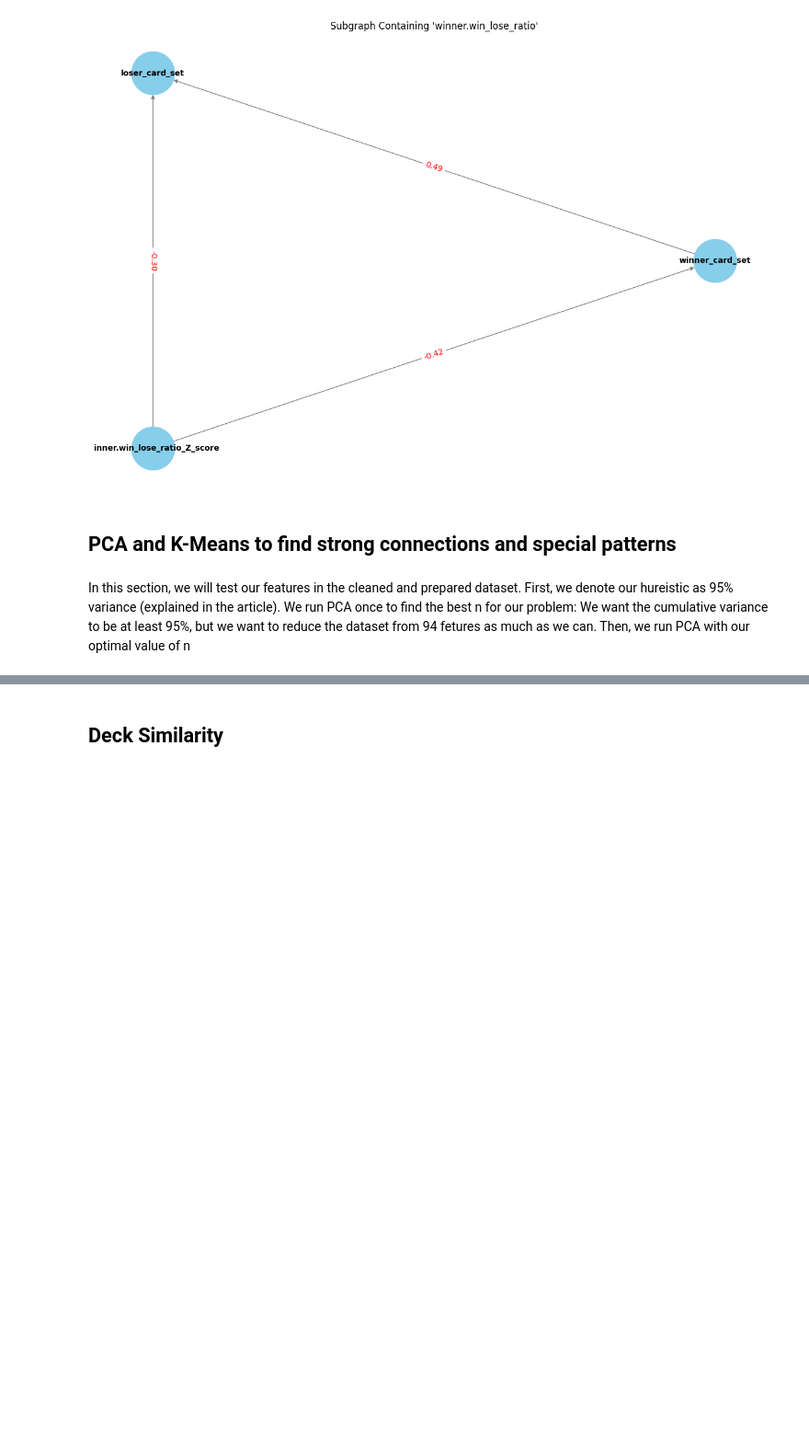
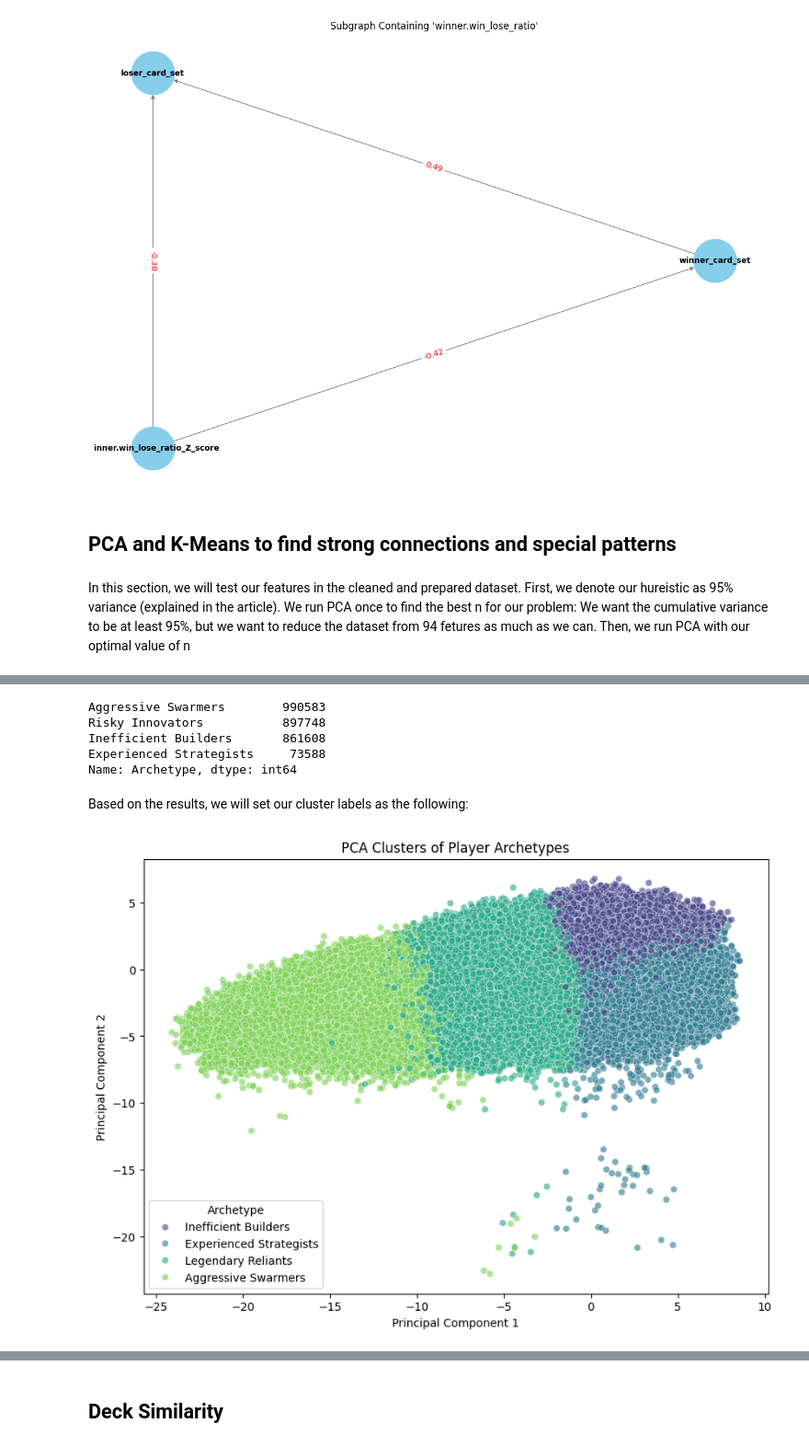
Before and after one commit to Av0cat0/Clash-Royale-Causal-analysis, a Jupyter notebook: visualizations.ipynb, the cells around one changed output, grey strips where cells are left out. Shown at 92% size. Cells and saved outputs as stored; diff of their text form; code cells hidden in the pictures; blank space fills up the shorter version.

```diff
--- a/visualizations.ipynb
+++ b/visualizations.ipynb
@@ -483,0 +367,36 @@ Conclusion: we noticed some intresting facts: only 3 spells are used in the top
+# %%
+filtered_df['cluster'] = df_pca['cluster']
+key_features = [
+    "winner.totalcard.level", "winner.deck_weighted_strength", "winner.avg_card_level",
+    "winner.crown_dominance", "winner.troop.count", "winner.crowns",
+    "loser.troop.count", "loser.balanced_deck", "loser.elixir.average",
+    "winner.legendary.count", "winner.has_legendary",
+    "loser.trophyChange", "winner.trophyChange", "deck_elixir_variability"
+]
+cluster_means = filtered_df.groupby("cluster")[key_features].mean()
+print("Mean Feature Values Per Cluster:\n", cluster_means)
+# %% [output]
+Aggressive Swarmers        990583
+Risky Innovators           897748
+Inefficient Builders       861608
+Experienced Strategists     73588
+Name: Archetype, dtype: int64
+# %% [markdown]
+Based on the results, we will set our cluster labels as the following:
+# %%
+cluster_labels = {
+    1: "Aggressive Swarmers",
+    2: "Legendary Reliants",
+    0: "Experienced Strategists",
+    3: "Inefficient Builders"
+}
+df_pca['Archetype'] = df_pca['cluster'].map(cluster_labels)
+plt.figure(figsize=(10, 7))
+sns.scatterplot(x=df_pca["PC1"], y=df_pca["PC2"], hue=df_pca["Archetype"], palette="viridis", alpha=0.6)
+plt.xlabel("Principal Component 1")
+plt.ylabel("Principal Component 2")
+plt.title("PCA Clusters of Player Archetypes")
+plt.legend(title="Archetype")
+plt.show()
+# %% [output]
+[figure, added]
```
Also changed, not shown: parts of 26 cells of this notebook, 7 other files.
